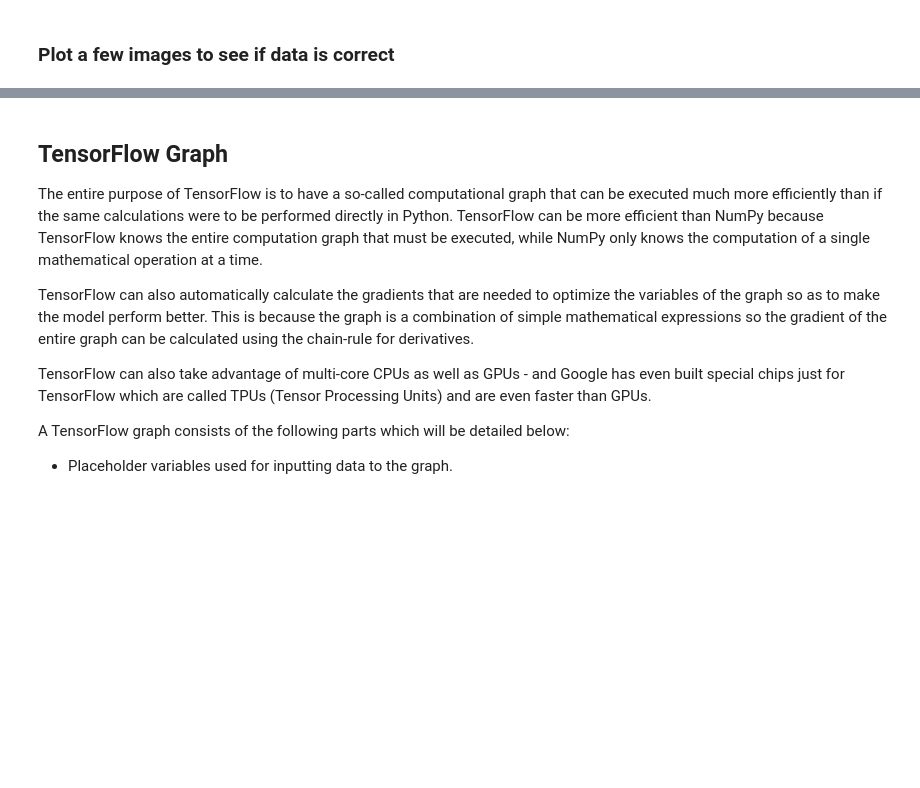
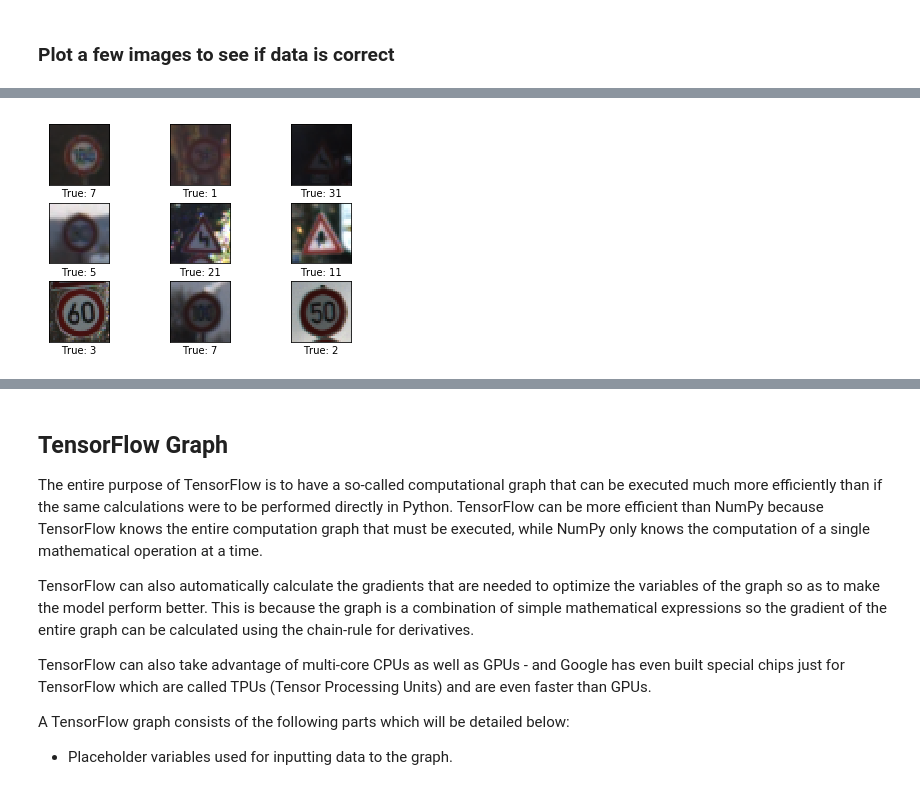
Before and after one commit to ibreakoutx/traffic-signs, a Jupyter notebook: 02_Convolutional_Neural_Network-Traffic-Signs.ipynb, the cells around one changed output, grey strips where cells are left out. Cells and saved outputs as stored; diff of their text form; code cells hidden in the pictures; blank space fills up the shorter version.

```diff
--- a/02_Convolutional_Neural_Network-Traffic-Signs.ipynb
+++ b/02_Convolutional_Neural_Network-Traffic-Signs.ipynb
@@ -264,0 +283,8 @@ plot_images(images=images, cls_true=cls_true)
+# %%
+images = X_train_use[10:19]
+cls_true = train_cls[10:19]
+img_n=np.zeros(32*32*3).reshape(32,32,3)
+images_n = [ cv2.normalize(img,img_n,0,255,cv2.NORM_MINMAX) for img in images]
+plot_images(images=images, cls_true=cls_true)
+# %% [output]
+[figure, added]
```
Also changed, not shown: parts of 26 cells of this notebook, 1 other file.
